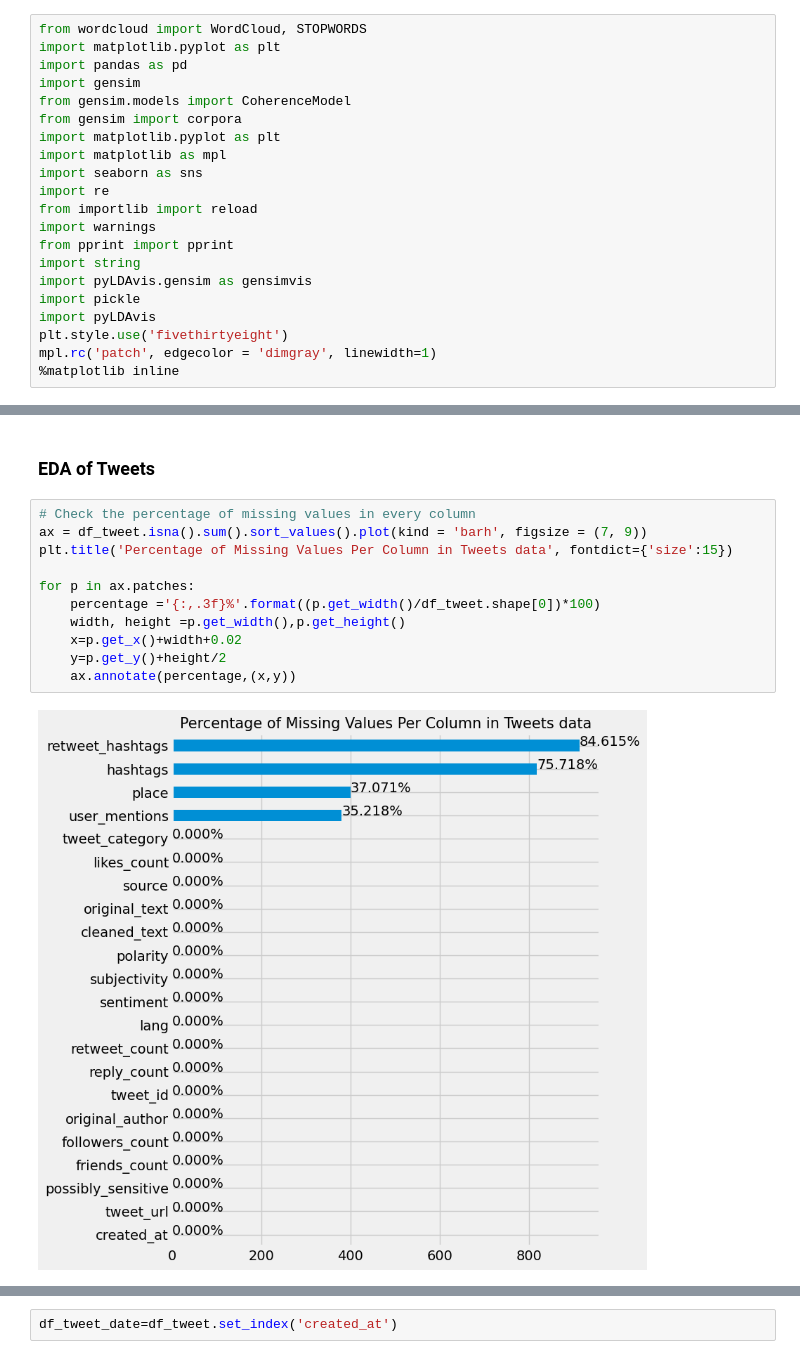
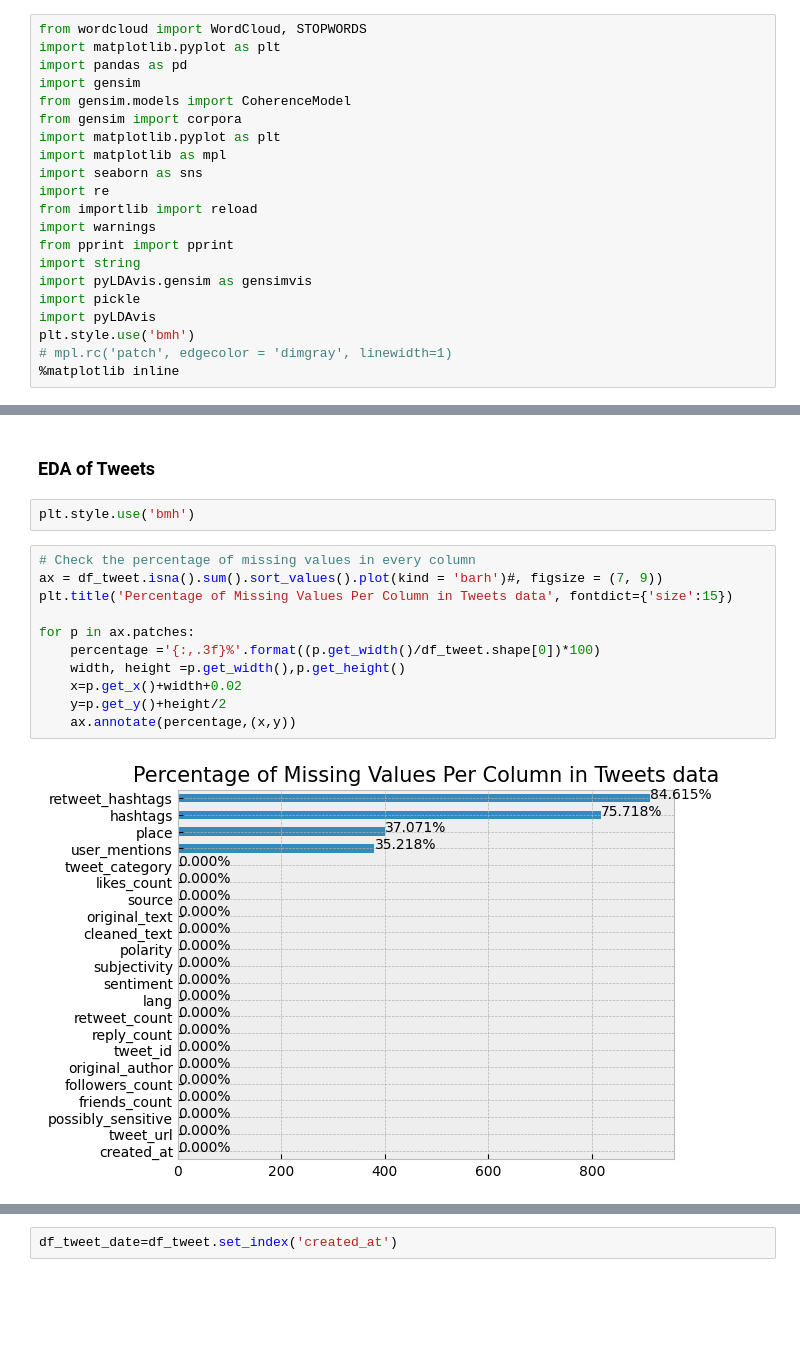
Before and after one commit to fbagire/tweets_analyze, a Jupyter notebook: analysis.ipynb, the cells around one changed output, grey strips where cells are left out. Cells and saved outputs as stored; diff of their text form; blank space fills up the shorter version.

```diff
--- a/analysis.ipynb
+++ b/analysis.ipynb
@@ -16,8 +16,8 @@ import string
 import pyLDAvis.gensim as gensimvis
 import pickle
 import pyLDAvis
-plt.style.use('fivethirtyeight')
-mpl.rc('patch', edgecolor = 'dimgray', linewidth=1)
+plt.style.use('bmh')
+# mpl.rc('patch', edgecolor = 'dimgray', linewidth=1)
 %matplotlib inline
 # %%
 # !pip install pygsheets
@@ -213,17 +213,19 @@ for idx in dict_translated.keys():
 df_tweet=df_tweet.query("tweet_category=='Tweet' or tweet_category== 'Reply'")
 # %% [markdown]
 ### EDA of Tweets
+# %%
+plt.style.use('bmh')
 # %%
 # Check the percentage of missing values in every column
-ax = df_tweet.isna().sum().sort_values().plot(kind = 'barh', figsize = (7, 9))
+ax = df_tweet.isna().sum().sort_values().plot(kind = 'barh')#, figsize = (7, 9))
 plt.title('Percentage of Missing Values Per Column in Tweets data', fontdict={'size':15})
 
 for p in ax.patches:
     percentage ='{:,.3f}%'.format((p.get_width()/df_tweet.shape[0])*100)
     width, height =p.get_width(),p.get_height()
     x=p.get_x()+width+0.02
     y=p.get_y()+height/2
     ax.annotate(percentage,(x,y))
 # %% [output]
-[figure, old version]
+[figure, new version]
 # %%
```
Also changed, not shown: parts of 9 cells of this notebook.
